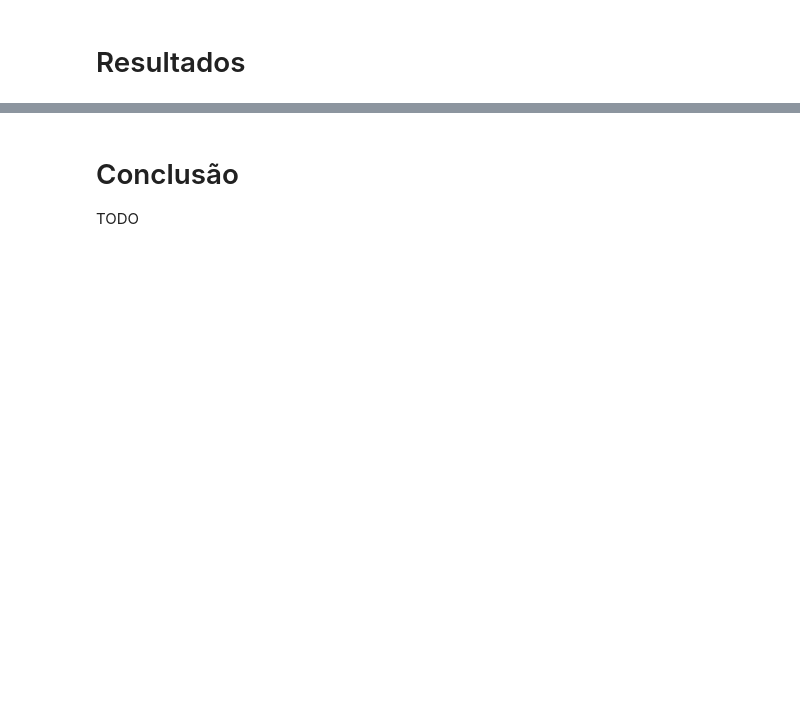
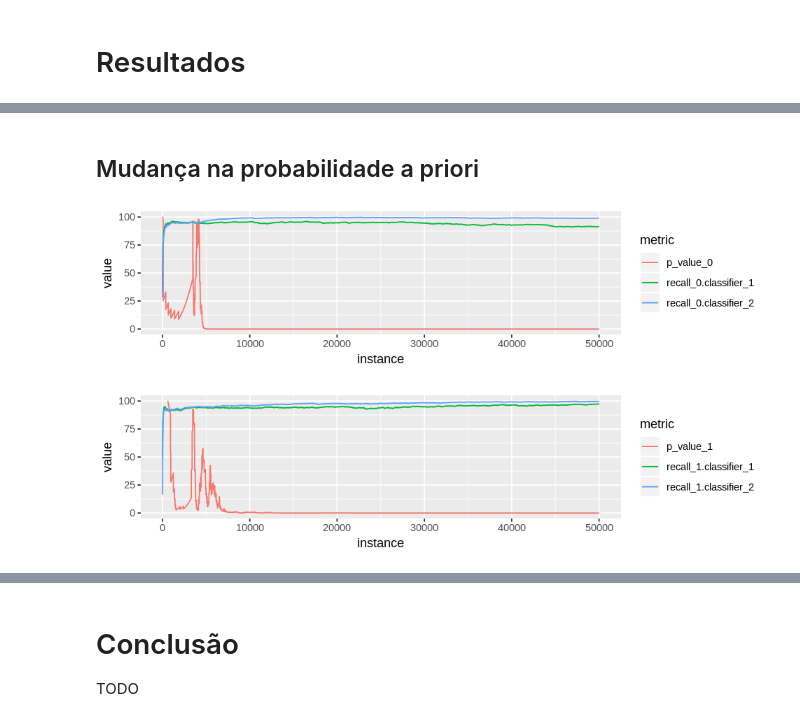
Before and after one commit to dinaldoap/moa, a Jupyter notebook: notebook/drift.ipynb, the cells around one changed output, grey strips where cells are left out. Drawn from its saved outputs; the diff is of its cells as text; code cells hidden in the pictures; blank space fills up the shorter version.

```diff
--- a/notebook/drift.ipynb
+++ b/notebook/drift.ipynb
@@ -188,0 +184,7 @@ Warning message:
+# %% [markdown]
+## Mudança na probabilidade a priori
+# %%
+plot_comparison("a_priori_drift")
+# %% [output]
+[figure, added]
+[figure, added]
```
Also changed, not shown: parts of 15 cells of this notebook.
